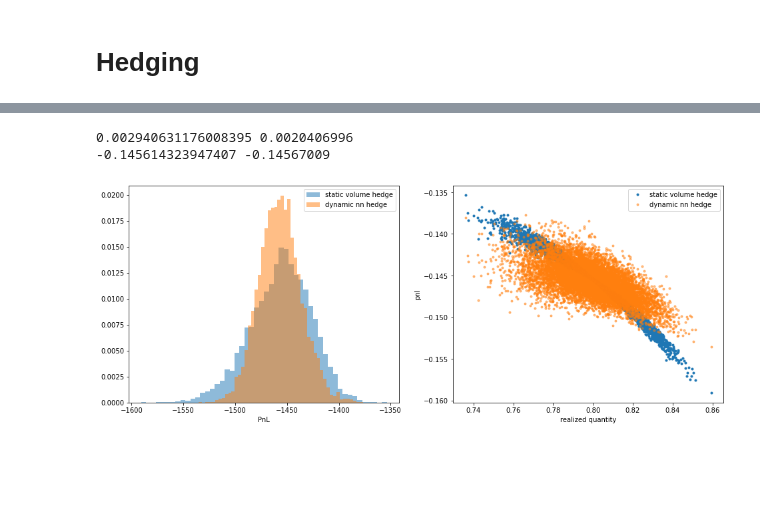
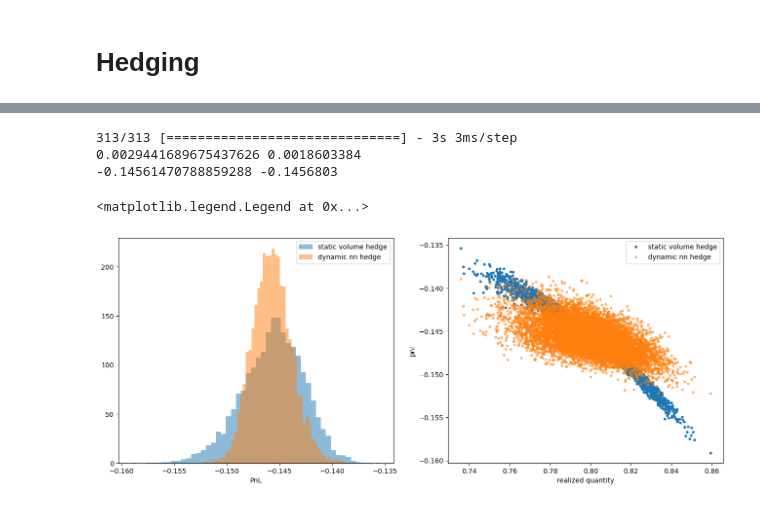
Before and after one commit to pikki622/RiVaPy, a Jupyter notebook: notebooks/models/residual_demand_forward_model.ipynb, the cells around one changed output, grey strips where cells are left out. Cells and saved outputs as stored; diff of their text form; code cells hidden in the pictures; blank space fills up the shorter version.

```diff
--- a/notebooks/models/residual_demand_forward_model.ipynb
+++ b/notebooks/models/residual_demand_forward_model.ipynb
@@ -310,10 +310,10 @@ forward_expiries = [timegrid[-1]]
 n_sims = 10_000
 
 regions = [ MultiRegionWindForecastModel.Region(
-                                    WindPowerForecastModel(speed_of_mean_reversion=0.5,
-                                                           volatility=0.180,
+                                    WindPowerForecastModel(speed_of_mean_reversion=0.1,
+                                                           volatility=1.80,
                                                             expiries=forward_expiries,
-                                                            forecasts = [0.8, 0.8,0.8,0.8],#*len(forward_expiries)
+                                                            forecasts = [0.8],#*len(forward_expiries)
                                                             region = 'Onshore'
                                                             ),
                                     capacity=1000.0,
@@ -323,7 +323,7 @@ regions = [ MultiRegionWindForecastModel.Region(
                                     WindPowerForecastModel(speed_of_mean_reversion=0.5,
                                                            volatility=1.80,
                                                             expiries=forward_expiries,
-                                                            forecasts = [0.6, 0.6,0.6,0.6],#*len(forward_expiries)
+                                                            forecasts = [0.6],#*len(forward_expiries)
                                                             region = 'Offshore'
                                                             ),
                                     capacity=100.0,
@@ -355,9 +355,11 @@ spec = GreenPPASpecification(technology = 'Wind',
                              max_capacity = 1.0)
 # %%
 tensorboard_logdir = os.path.join("logs", dt.datetime.now().strftime("%Y%m%d-%H%M%S"))
+regularization = 0.1
 result = price(val_date, spec, rdm ,
                depth=3, nb_neurons=64,
-               n_sims = n_sims, regularization= 10.0,
+               n_sims = n_sims,
+               regularization= 0.001,
               epochs = 100,
               verbose=1,
               initial_lr = 1e-2,
@@ -365,5 +367,6 @@ result = price(val_date, spec, rdm ,
               decay_rate=0.6,
               tensorboard_logdir=tensorboard_logdir
             )
+results[str(regularization)] = result
 # %% [output]
 Epoch 1/100
@@ -469,22 +483,24 @@ plt.legend();
 # %%
 #plt.hist(pnl_no_hedge, bins=50, density=True, label='unhedged')
-pnl = result.hedge_model.compute_pnl(fwd_prices, forecasts, result.rlzd_qty)
+pnl = result.hedge_model.compute_pnl(fwd_prices, result.forecasts, result.rlzd_qty)
 plt.figure(figsize=(16,6))
 plt.subplot(1,2,1)
-plt.hist(10000*pnl_hedge, bins=50, density=True, alpha=0.5, label='static volume hedge')
-plt.hist(10000*pnl, bins=50, density=True, alpha=0.5, label='dynamic nn hedge')
+plt.hist(pnl_hedge, bins=50, density=True, alpha=0.5, label='static volume hedge')
+plt.hist(pnl, bins=50, density=True, alpha=0.5, label='dynamic nn hedge')
 plt.xlabel('PnL')
 plt.legend();
 print(np.sqrt(pnl_hedge.var()), np.sqrt(pnl.var()))
 print(pnl_hedge.mean(), pnl.mean())
 plt.subplot(1,2,2)
 plt.plot(rlzd_qty, pnl_hedge, '.', label='static volume hedge')
 plt.plot(rlzd_qty, pnl, '.', alpha=0.5, label='dynamic nn hedge')
 plt.xlabel('realized quantity')
 plt.ylabel('pnl')
 plt.legend()
-plt.savefig('deep_hedging.png', dpi=600)
+#plt.savefig('deep_hedging.png', dpi=600)
 # %% [output]
-0.002940631176008395 0.0020406996
--0.145614323947407 -0.14567009
+313/313 [==============================] - 3s 3ms/step
+0.0029441689675437626 0.0018603384
+-0.14561470788859288 -0.1456803
+<matplotlib.legend.Legend at 0x...>
-[figure, old version]
+[figure, new version]
```
Also changed, not shown: parts of 6 cells of this notebook, 1 other file.
